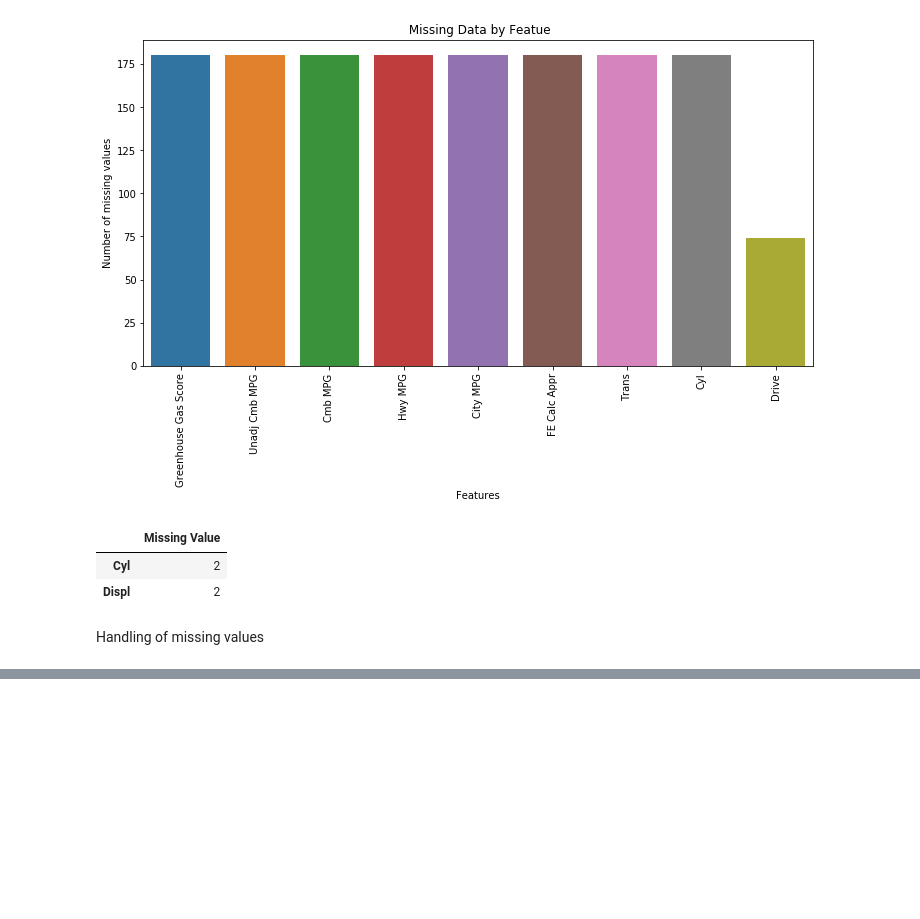
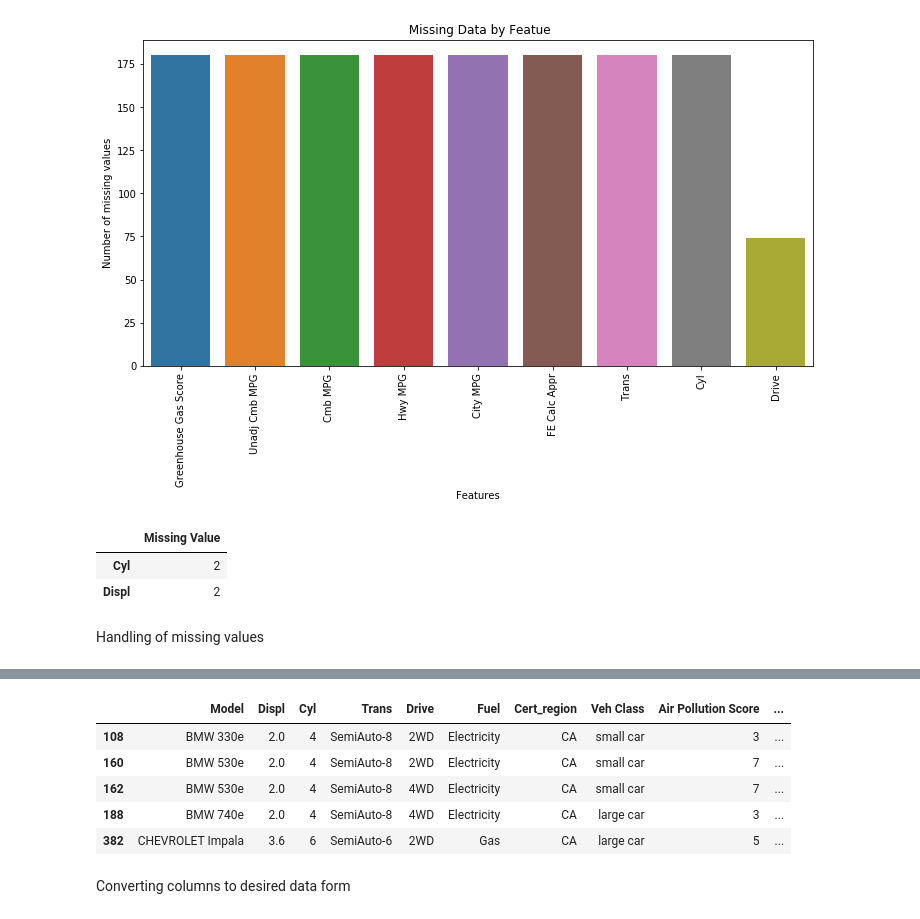
Before and after one commit to Sibin-Sibi/greenvehicle, a Jupyter notebook: model.ipynb, the cells around one changed output, grey strips where cells are left out. Saved outputs shown, nothing was run; the diff lists cells and outputs as text; code cells hidden in the pictures; blank space fills up the shorter version.

```diff
--- a/model.ipynb
+++ b/model.ipynb
@@ -157,0 +218,13 @@ memory usage: 93.4+ KB
+# %%
+# create two copies of the 2008 hybrids dataframe
+df1 = hb_08.copy()
+df2 = hb_08.copy()
+# %%
+# columns to split by "/"
+
+splitcol = ['Fuel', 'Air Pollution Score','City MPG','Hwy MPG' ,'Cmb MPG','Greenhouse Gas Score']
+
+for c in splitcol:
+    df1[c] = df1[c].apply(lambda x: x.split("/")[0])
+
+    df2[c] = df2[c].apply(lambda x: x.split("/")[1])
@@ -157,0 +244,22 @@ memory usage: 93.4+ KB
+# %%
+# create two copies of the 2008 hybrids dataframe
+dfr1 = hb_18.copy()
+dfr2 = hb_18.copy()
+# %%
+# columns to split by "/"
+
+splitcolu = ['Fuel','City MPG','Hwy MPG' ,'Cmb MPG',  ]
+
+for c in splitcolu:
+    dfr1[c] = dfr1[c].apply(lambda x: x.split("/")[0])
+
+    dfr2[c] = dfr2[c].apply(lambda x: x.split("/")[1])
+# %%
+dfr2.head()
+# %% [output]
+|  | Model | Displ | Cyl | Trans | Drive | Fuel | Cert_region | Veh Class | Air Pollution Score | ... |
+| 108 | BMW 330e | 2.0 | 4 | SemiAuto-8 | 2WD | Electricity | CA | small car | 3 | ... |
+| 160 | BMW 530e | 2.0 | 4 | SemiAuto-8 | 2WD | Electricity | CA | small car | 7 | ... |
+| 162 | BMW 530e | 2.0 | 4 | SemiAuto-8 | 4WD | Electricity | CA | small car | 7 | ... |
+| 188 | BMW 740e | 2.0 | 4 | SemiAuto-8 | 4WD | Electricity | CA | large car | 3 | ... |
+| 382 | CHEVROLET Impala | 3.6 | 6 | SemiAuto-6 | 2WD | Gas | CA | large car | 5 | ... |
@@ -157,0 +277,2 @@ memory usage: 93.4+ KB
+# %% [markdown]
+Converting columns to desired data form
```
Also changed, not shown: parts of 22 cells of this notebook.
